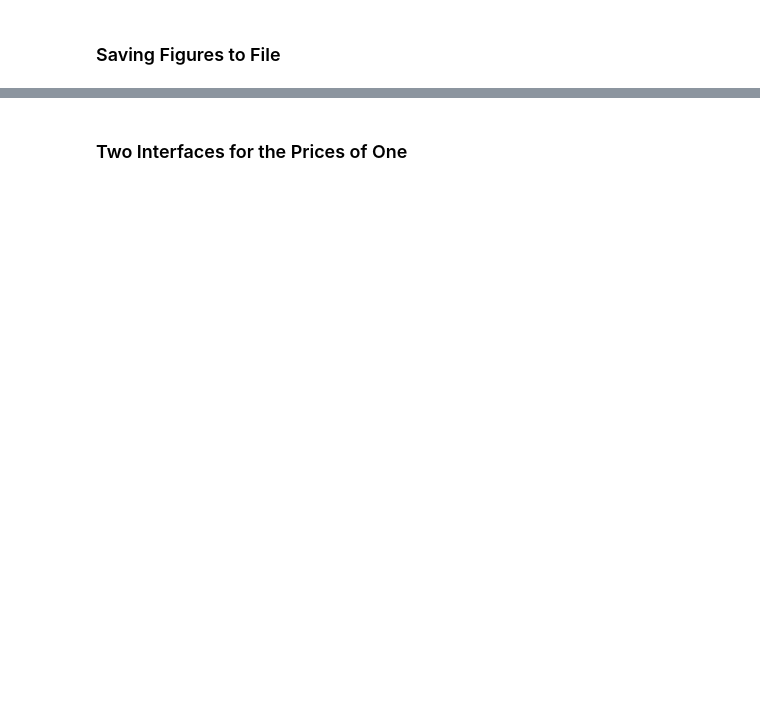
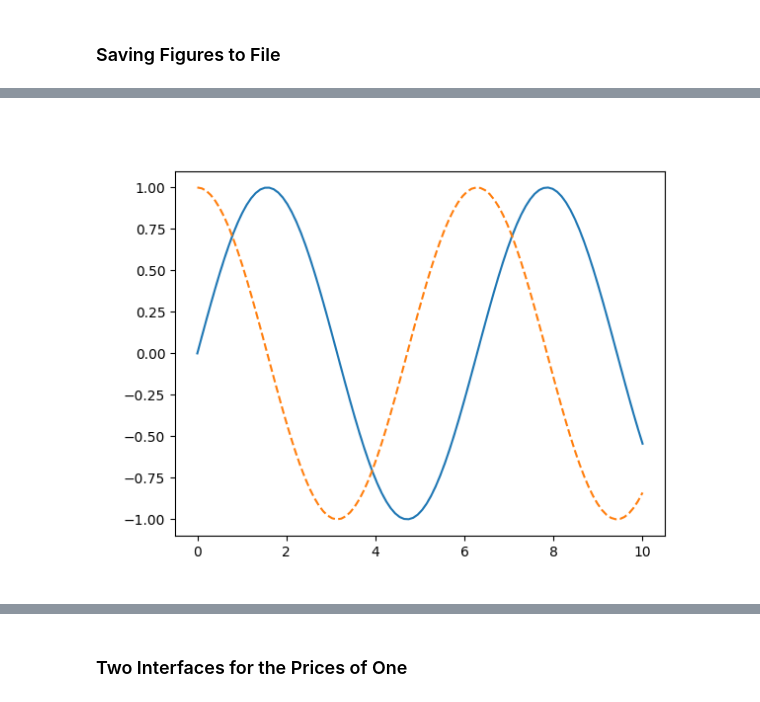
Before and after one commit to jeremiah-theisenschool/belhavencs, a Jupyter notebook: csc311/lab3/lab6-matplotlib-part1.ipynb, the cells around one changed output, grey strips where cells are left out. Drawn from its saved outputs; the diff is of its cells as text; code cells hidden in the pictures; blank space fills up the shorter version.

```diff
--- a/csc311/lab3/lab6-matplotlib-part1.ipynb
+++ b/csc311/lab3/lab6-matplotlib-part1.ipynb
@@ -47,0 +71,5 @@ Your purpose in this section is
+# %%
+from IPython.display import Image
+Image('my_figure.png')
+# %% [output]
+[figure, added]
```
Also changed, not shown: parts of 89 cells of this notebook, 1 other file.
